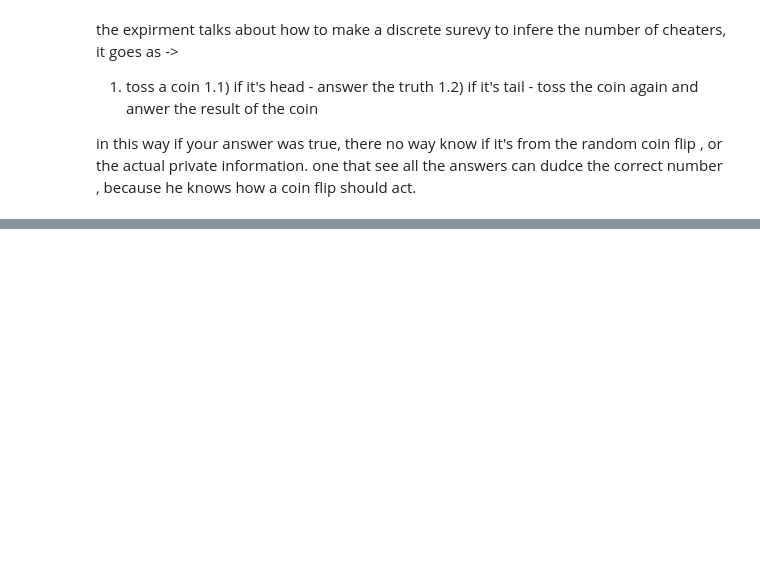
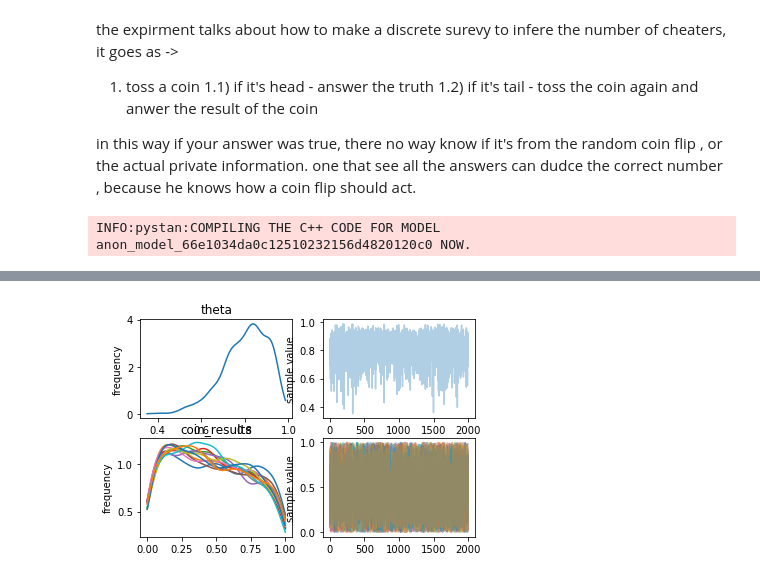
Before and after one commit to tomerdo/probabilistic-programming, a Jupyter notebook: cheating-inference-with-gaussian.ipynb, the cells around one changed output, grey strips where cells are left out. Saved outputs shown, nothing was run; the diff lists cells and outputs as text; code cells hidden in the pictures; blank space fills up the shorter version.

```diff
--- a/cheating-inference-with-gaussian.ipynb
+++ b/cheating-inference-with-gaussian.ipynb
@@ -12,7 +12,7 @@ the expirment talks about how to make a discrete surevy to infere the number of
 in this way if your answer was true, there no way know if it's from the random coin flip , or the actual private information.
 one that see all the answers can dudce the correct number , because he knows how a coin flip should act.
 # %%
-expirement_model = """"
+model = """
 
 data {
     int<lower=0> N; // number of people answered the survey
@@ -29,13 +29,29 @@ model {
     theta ~ beta(0.5, 0.5); // beta prior
     for (i in 1:N){
         coin_results[i] ~ normal(0 , 1);
-        if (coin_result[i] >= 0){
-            answers[i] ~ bernoully(theta);
+        if (coin_results[i] >= 0){
+            answers[i] ~ bernoulli(theta);
         }
         else{
-            answers[i] ~ bernoully(0.5);
+            answers[i] ~ bernoulli(0.5);
         }
     }
 
 }
 """
+# %%
+results = [1, 1, 1, 1, 1, 1 ,0 , 1 ,1, 1, 1 ,0 ]
+
+exp_data = {
+    'N': len(results),
+    'answers': results
+}
+# %%
+sm = pystan.StanModel(model_code=model)
+# %% [output]
+INFO:pystan:COMPILING THE C++ CODE FOR MODEL anon_model_66e1034da0c12510232156d4820120c0 NOW.
+# %%
+fit = sm.sampling(data=exp_data, iter=1000, chains=4, control = {"adapt_delta" : 0.9})
+# %%
+plt = fit.plot()
+# %% [output]
@@ -41,0 +59 @@ model {
+[figure, added]
```
Also changed, not shown: parts of 2 cells of this notebook, 1 other file.
